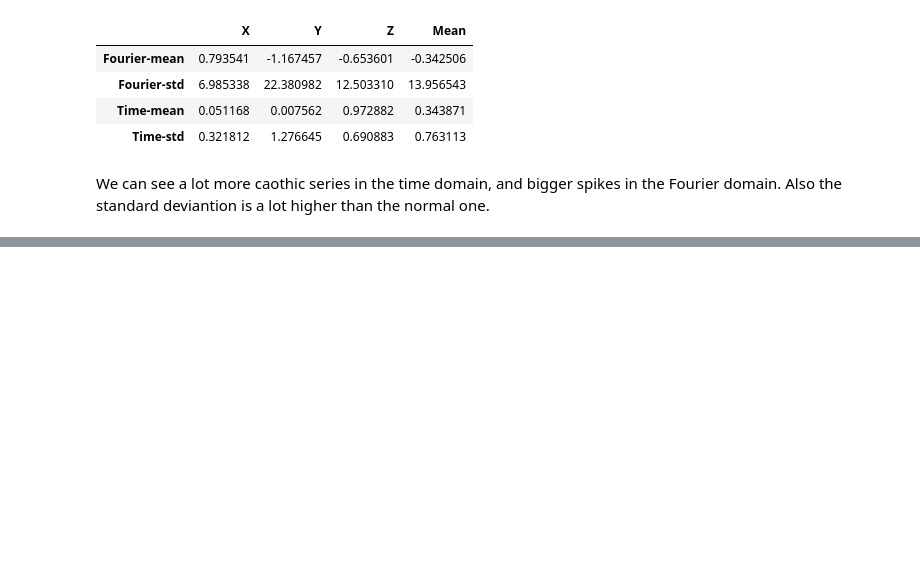
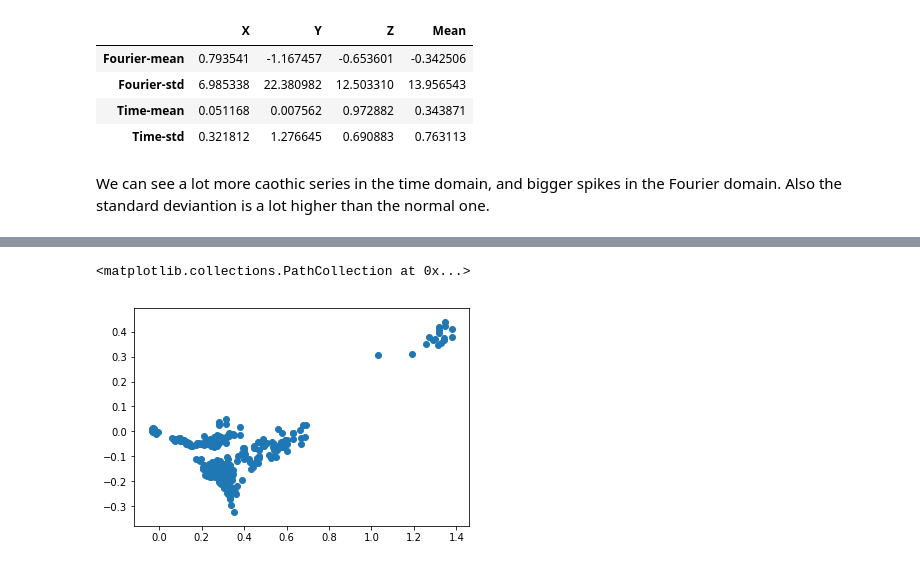
Before and after one commit to cvalenzu/anomaly_detection, a Jupyter notebook: Data Visualization.ipynb, the cells around one changed output, grey strips where cells are left out. Cells and saved outputs as stored; diff of their text form; code cells hidden in the pictures; blank space fills up the shorter version.

```diff
--- a/Data Visualization.ipynb
+++ b/Data Visualization.ipynb
@@ -146,0 +179,8 @@ We can see a lot more caothic series in the time domain, and bigger spikes in th
+# %%
+from sklearn.decomposition import PCA
+pca = PCA(n_components=2)
+pca_data = pca.fit_transform(df_filtered[["X-mean","Y-mean","Z-mean","X-std","Y-std","Z-std"]])
+plt.scatter(pca_data[:,0], pca_data[:,1])
+# %% [output]
+<matplotlib.collections.PathCollection at 0x...>
+[figure, added]
```
Also changed, not shown: parts of 10 cells of this notebook, 3 other files.
